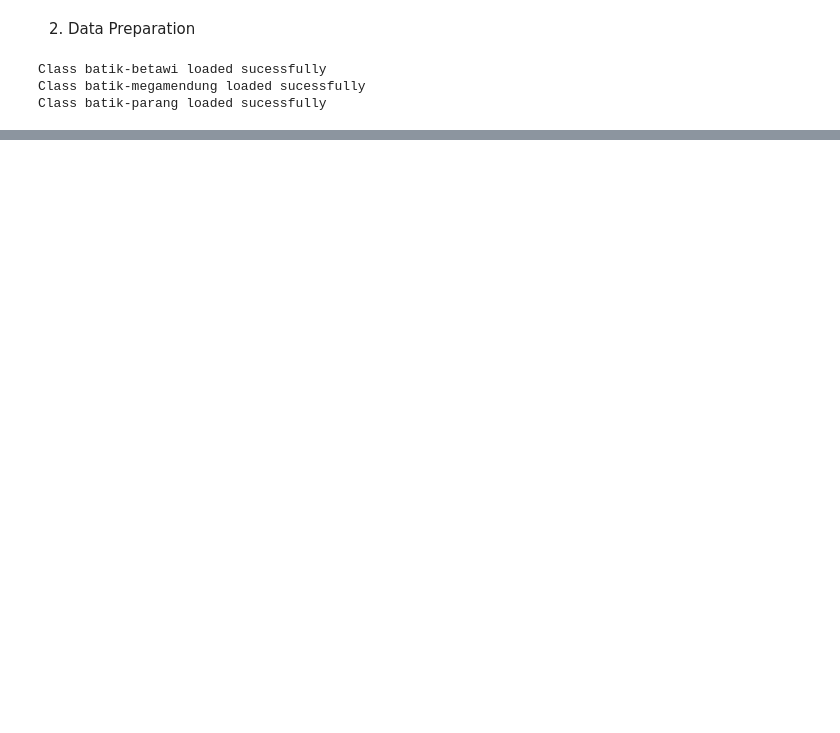
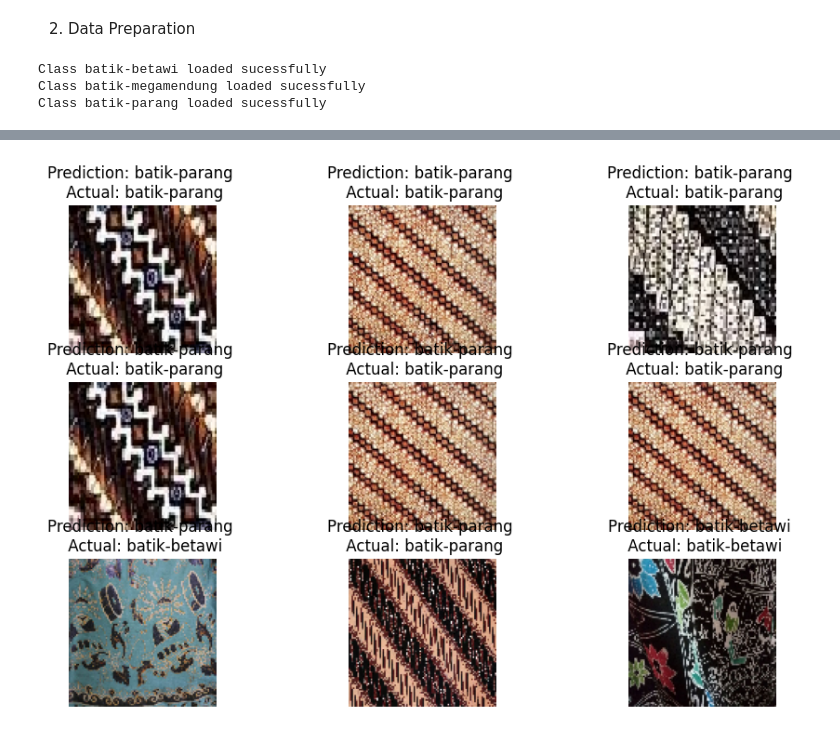
Before and after one commit to vncnttan/binus-aol-deep-learning-indonesian-batik-motifs, a Jupyter notebook: 2. DCNN from scratch.ipynb, the cells around one changed output, grey strips where cells are left out. Drawn from its saved outputs; the diff is of its cells as text; code cells hidden in the pictures; blank space fills up the shorter version.

```diff
--- a/2. DCNN from scratch.ipynb
+++ b/2. DCNN from scratch.ipynb
@@ -111,2 +89,8 @@ model = Sequential([
     Dense(len(class_names), activation='softmax')
 ])
+# %%
+from tensorflow.keras.optimizers import Adam
+
+optimizer = Adam(learning_rate=0.001)
+model.compile(optimizer=optimizer, loss='categorical_crossentropy', metrics=['accuracy'])
+print(model.summary())
@@ -112,0 +186,13 @@ model = Sequential([
+# %%
+# Sample Prediction
+import random
+
+plt.figure(figsize=(11, 7))
+for i in range(9):
+    plt.subplot(3, 3, i+1)
+    randomNum = random.randrange(0, len(x_test))
+    prediction = model.predict(x_test[randomNum].reshape(1, 100, 100, 3))
+    plt.imshow(x_test[randomNum])
+    plt.axis('off')
+    plt.title(f"Prediction: {class_names[np.argmax(prediction)]} \n Actual: {class_names[np.argmax(y_test[randomNum])]}")
+# %% [output]
@@ -112,0 +208 @@ model = Sequential([
+[figure, added]
```
Also changed, not shown: parts of 15 cells of this notebook, 1 other file.
